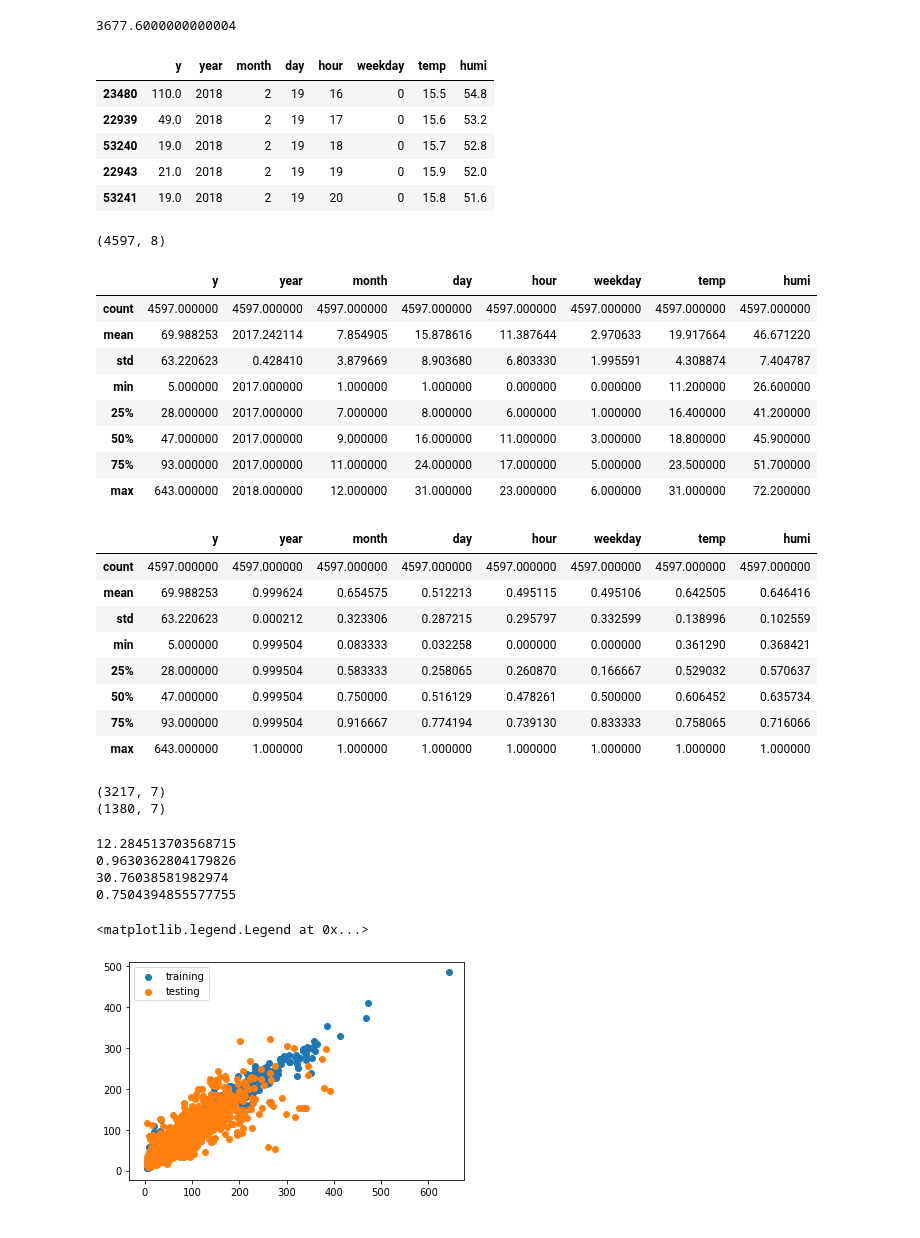
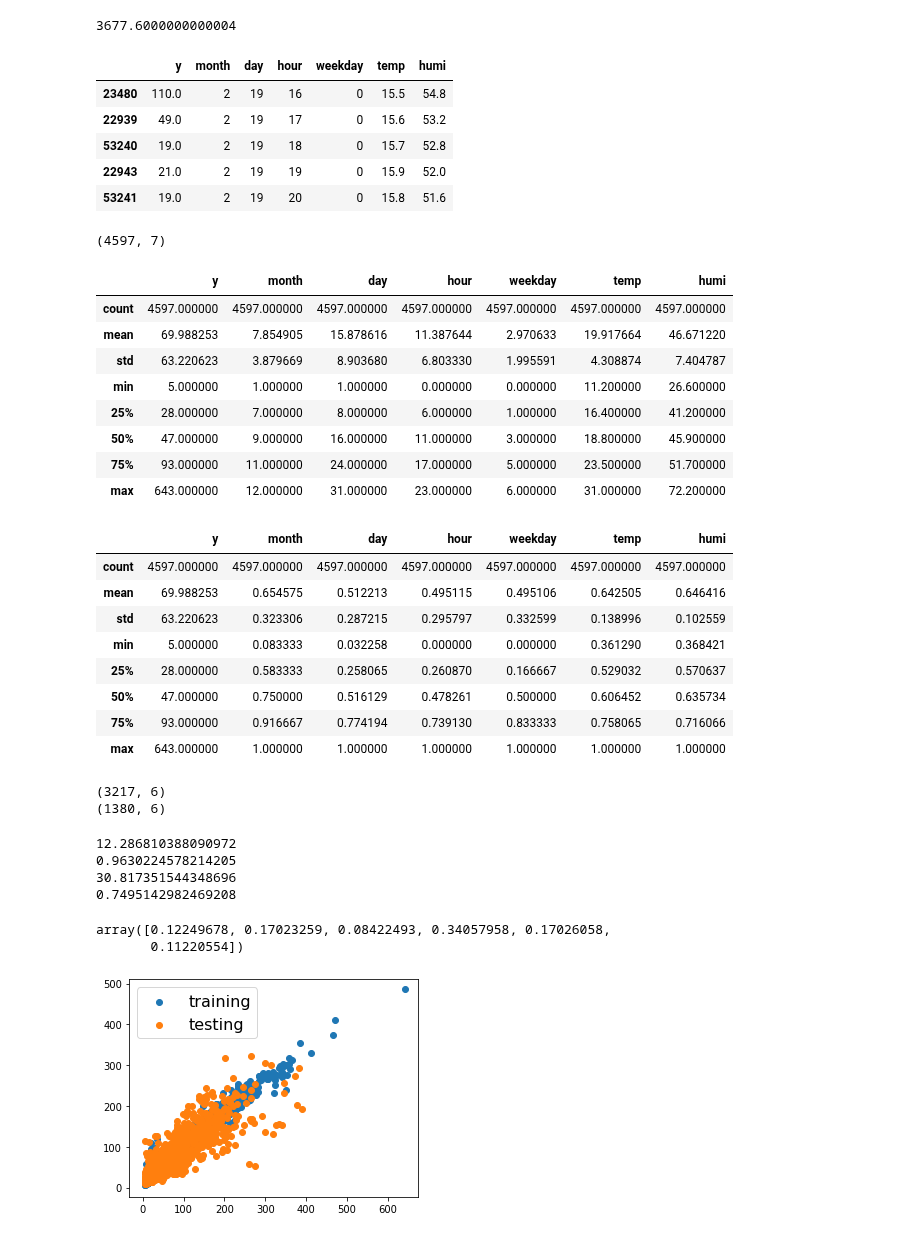
Before and after one commit to aety/insight, a Jupyter notebook: RATP/air/pickleToData_NN.ipynb, the cells around one changed output. Saved outputs shown, nothing was run; the diff lists cells and outputs as text; code cells hidden in the pictures.

Commit message:
first commit of hourly data and minor changes to NN

```diff
--- a/RATP/air/pickleToData_NN.ipynb
+++ b/RATP/air/pickleToData_NN.ipynb
@@ -24,7 +24,7 @@ import matplotlib.pyplot as plt
 # hourly data
 data = pd.read_pickle('franklin-d-roosevelt/airQualityDataframe-franklin-d-roosevelt-PM10.pkl')
 data = data.sort_values(by=['ds'])
-data['year'] = data['ds'].dt.year
+#data['year'] = data['ds'].dt.year
 data['month'] = data['ds'].dt.month
 data['day'] = data['ds'].dt.day
 data['hour'] = data['ds'].dt.hour
@@ -42,27 +42,27 @@ df = df
 df.tail()
 # %% [output]
 3677.6000000000004
-|  | y | year | month | day | hour | weekday | temp | humi |
-| 23480 | 110.0 | 2018 | 2 | 19 | 16 | 0 | 15.5 | 54.8 |
-| 22939 | 49.0 | 2018 | 2 | 19 | 17 | 0 | 15.6 | 53.2 |
-| 53240 | 19.0 | 2018 | 2 | 19 | 18 | 0 | 15.7 | 52.8 |
-| 22943 | 21.0 | 2018 | 2 | 19 | 19 | 0 | 15.9 | 52.0 |
-| 53241 | 19.0 | 2018 | 2 | 19 | 20 | 0 | 15.8 | 51.6 |
+|  | y | month | day | hour | weekday | temp | humi |
+| 23480 | 110.0 | 2 | 19 | 16 | 0 | 15.5 | 54.8 |
+| 22939 | 49.0 | 2 | 19 | 17 | 0 | 15.6 | 53.2 |
+| 53240 | 19.0 | 2 | 19 | 18 | 0 | 15.7 | 52.8 |
+| 22943 | 21.0 | 2 | 19 | 19 | 0 | 15.9 | 52.0 |
+| 53241 | 19.0 | 2 | 19 | 20 | 0 | 15.8 | 51.6 |
 # %%
 # summarize data
 print(df.shape)
 df.describe()
 # %% [output]
-(4597, 8)
+(4597, 7)
-|  | y | year | month | day | hour | weekday | temp | humi |
-| count | 4597.000000 | 4597.000000 | 4597.000000 | 4597.000000 | 4597.000000 | 4597.000000 | 4597.000000 | 4597.000000 |
-| mean | 69.988253 | 2017.242114 | 7.854905 | 15.878616 | 11.387644 | 2.970633 | 19.917664 | 46.671220 |
-| std | 63.220623 | 0.428410 | 3.879669 | 8.903680 | 6.803330 | 1.995591 | 4.308874 | 7.404787 |
-| min | 5.000000 | 2017.000000 | 1.000000 | 1.000000 | 0.000000 | 0.000000 | 11.200000 | 26.600000 |
-| 25% | 28.000000 | 2017.000000 | 7.000000 | 8.000000 | 6.000000 | 1.000000 | 16.400000 | 41.200000 |
-| 50% | 47.000000 | 2017.000000 | 9.000000 | 16.000000 | 11.000000 | 3.000000 | 18.800000 | 45.900000 |
-| 75% | 93.000000 | 2017.000000 | 11.000000 | 24.000000 | 17.000000 | 5.000000 | 23.500000 | 51.700000 |
-| max | 643.000000 | 2018.000000 | 12.000000 | 31.000000 | 23.000000 | 6.000000 | 31.000000 | 72.200000 |
+|  | y | month | day | hour | weekday | temp | humi |
+| count | 4597.000000 | 4597.000000 | 4597.000000 | 4597.000000 | 4597.000000 | 4597.000000 | 4597.000000 |
+| mean | 69.988253 | 7.854905 | 15.878616 | 11.387644 | 2.970633 | 19.917664 | 46.671220 |
+| std | 63.220623 | 3.879669 | 8.903680 | 6.803330 | 1.995591 | 4.308874 | 7.404787 |
+| min | 5.000000 | 1.000000 | 1.000000 | 0.000000 | 0.000000 | 11.200000 | 26.600000 |
+| 25% | 28.000000 | 7.000000 | 8.000000 | 6.000000 | 1.000000 | 16.400000 | 41.200000 |
+| 50% | 47.000000 | 9.000000 | 16.000000 | 11.000000 | 3.000000 | 18.800000 | 45.900000 |
+| 75% | 93.000000 | 11.000000 | 24.000000 | 17.000000 | 5.000000 | 23.500000 | 51.700000 |
+| max | 643.000000 | 12.000000 | 31.000000 | 23.000000 | 6.000000 | 31.000000 | 72.200000 |
 # %%
 # normalize
 target_column = ['y']
@@ -70,15 +70,15 @@ predictors = list(set(list(df.columns))-set(target_column))
 df[predictors] = df[predictors]/df[predictors].max()
 df.describe()
 # %% [output]
-|  | y | year | month | day | hour | weekday | temp | humi |
-| count | 4597.000000 | 4597.000000 | 4597.000000 | 4597.000000 | 4597.000000 | 4597.000000 | 4597.000000 | 4597.000000 |
-| mean | 69.988253 | 0.999624 | 0.654575 | 0.512213 | 0.495115 | 0.495106 | 0.642505 | 0.646416 |
-| std | 63.220623 | 0.000212 | 0.323306 | 0.287215 | 0.295797 | 0.332599 | 0.138996 | 0.102559 |
-| min | 5.000000 | 0.999504 | 0.083333 | 0.032258 | 0.000000 | 0.000000 | 0.361290 | 0.368421 |
-| 25% | 28.000000 | 0.999504 | 0.583333 | 0.258065 | 0.260870 | 0.166667 | 0.529032 | 0.570637 |
-| 50% | 47.000000 | 0.999504 | 0.750000 | 0.516129 | 0.478261 | 0.500000 | 0.606452 | 0.635734 |
-| 75% | 93.000000 | 0.999504 | 0.916667 | 0.774194 | 0.739130 | 0.833333 | 0.758065 | 0.716066 |
-| max | 643.000000 | 1.000000 | 1.000000 | 1.000000 | 1.000000 | 1.000000 | 1.000000 | 1.000000 |
+|  | y | month | day | hour | weekday | temp | humi |
+| count | 4597.000000 | 4597.000000 | 4597.000000 | 4597.000000 | 4597.000000 | 4597.000000 | 4597.000000 |
+| mean | 69.988253 | 0.654575 | 0.512213 | 0.495115 | 0.495106 | 0.642505 | 0.646416 |
+| std | 63.220623 | 0.323306 | 0.287215 | 0.295797 | 0.332599 | 0.138996 | 0.102559 |
+| min | 5.000000 | 0.083333 | 0.032258 | 0.000000 | 0.000000 | 0.361290 | 0.368421 |
+| 25% | 28.000000 | 0.583333 | 0.258065 | 0.260870 | 0.166667 | 0.529032 | 0.570637 |
+| 50% | 47.000000 | 0.750000 | 0.516129 | 0.478261 | 0.500000 | 0.606452 | 0.635734 |
+| 75% | 93.000000 | 0.916667 | 0.774194 | 0.739130 | 0.833333 | 0.758065 | 0.716066 |
+| max | 643.000000 | 1.000000 | 1.000000 | 1.000000 | 1.000000 | 1.000000 | 1.000000 |
 # %%
 X = df[predictors].values
 y = df[target_column].values
@@ -86,8 +86,8 @@ y = df[target_column].values
 X_train, X_test, y_train, y_test = train_test_split(X, y, test_size=0.30, random_state=40)
 print(X_train.shape); print(X_test.shape)
 # %% [output]
-(3217, 7)
-(1380, 7)
+(3217, 6)
+(1380, 6)
 # %%
 # RANDOM FOREST
 #RF model
@@ -101,15 +101,17 @@ pred_test_rf = model_rf.predict(X_test)
 print(np.sqrt(mean_squared_error(y_test,pred_test_rf)))
 print(r2_score(y_test, pred_test_rf))
 # %% [output]
-12.284513703568715
-0.9630362804179826
-30.76038581982974
-0.7504394855577755
+12.286810388090972
+0.9630224578214205
+30.817351544348696
+0.7495142982469208
 # %%
 # PLOT RANDOM FOREST results
 plt.scatter(y_train,pred_train_rf)
 plt.scatter(y_test,pred_test_rf)
-plt.legend(('training','testing'))
+plt.legend(('training','testing'),fontsize=16)
+plt.gca().set_aspect('equal', adjustable='box')
 # %% [output]
-<matplotlib.legend.Legend at 0x...>
+array([0.12249678, 0.17023259, 0.08422493, 0.34057958, 0.17026058,
+       0.11220554])
-[figure, old version]
+[figure, new version]
```
Also changed, not shown: parts of 1 cell of this notebook, 1 other file.
